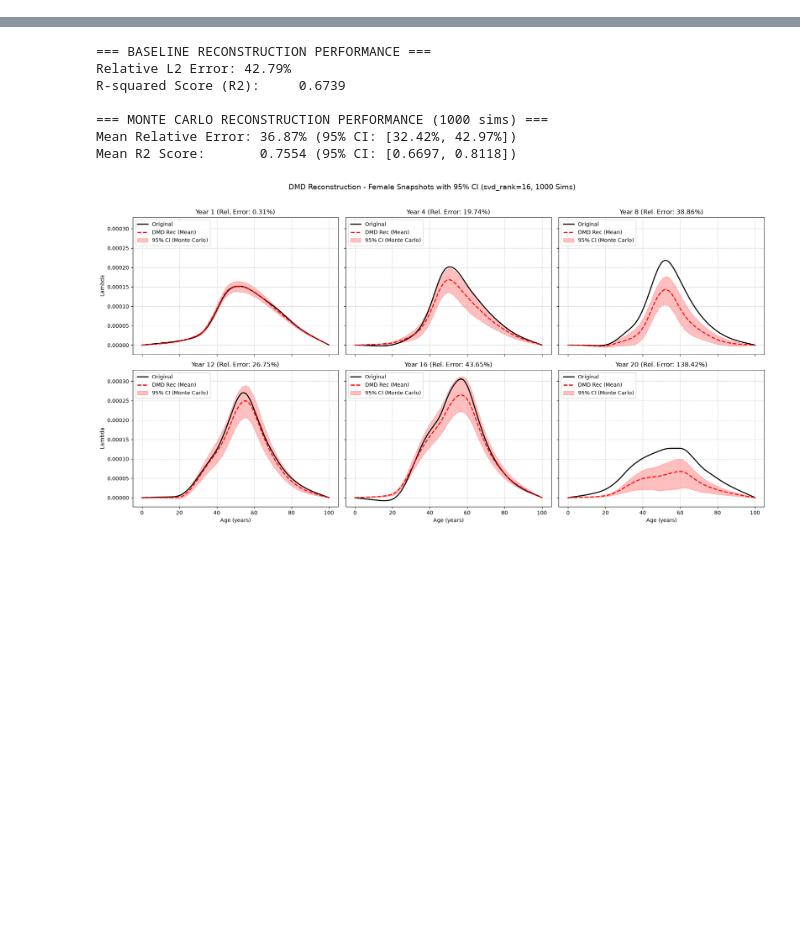
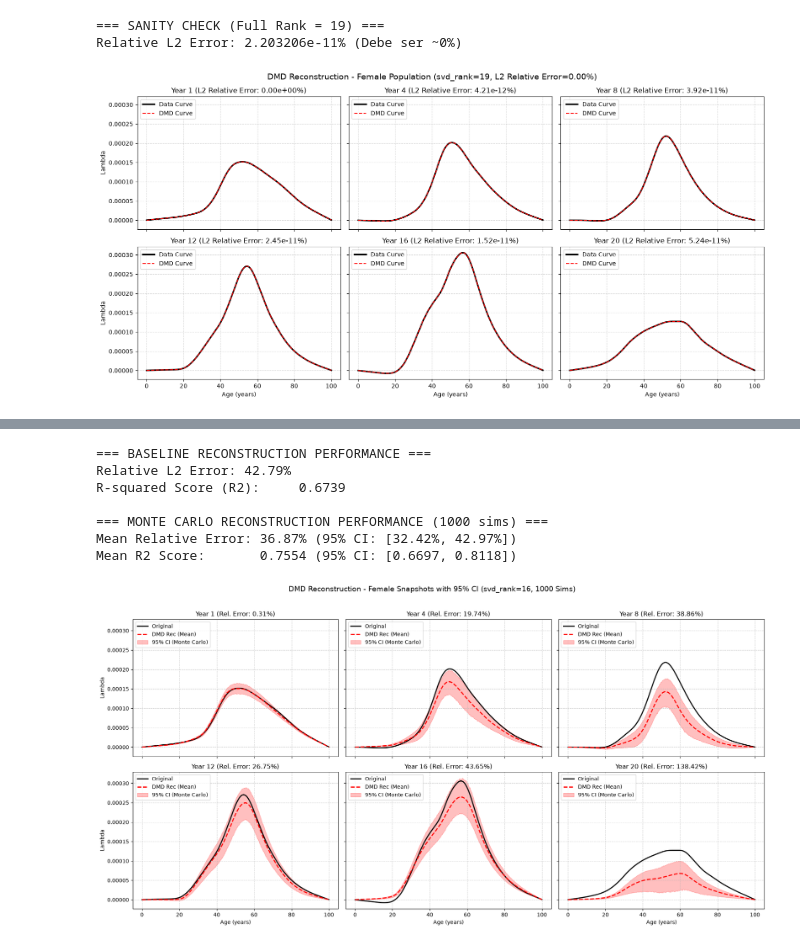
Before and after one commit to sparram/data-driven-techniques, a Jupyter notebook: 04_ald_usa/analysis_female.ipynb, the cells around one changed output, grey strips where cells are left out. Cells and saved outputs as stored; diff of their text form; code cells hidden in the pictures; blank space fills up the shorter version.

```diff
--- a/04_ald_usa/analysis_female.ipynb
+++ b/04_ald_usa/analysis_female.ipynb
@@ -1 +1,80 @@
+# %%
+import pandas as pd
+import numpy as np
+import matplotlib.pyplot as plt
+
+# 1. Cargar datos
+file_path = "data/alcoholData_FemalePopulation.xls"
+df_lambda = pd.read_excel(file_path, sheet_name="Lambda_by_Age_Year", index_col=0)
+
+lambda_cols = [c for c in df_lambda.columns if 'Lambda_' in c and 'Std' not in c]
+std_cols = [c for c in df_lambda.columns if 'LambdaStd_' in c]
+
+X_mean = df_lambda[lambda_cols].values   # Matriz Media (401, 20)
+X_std = df_lambda[std_cols].values      # Matriz Std (401, 20)
+ages = df_lambda.index.values
+n_ages, n_years = X_mean.shape
+
+# Función DMD exacto personalizado (numéricamente estable)
+def run_dmd(X, svd_rank):
+    X1 = X[:, :-1]
+    X2 = X[:, 1:]
+
+    # SVD reducida
+    U, S, Vh = np.linalg.svd(X1, full_matrices=False)
+    if svd_rank is not None:
+        U = U[:, :svd_rank]
+        S = S[:svd_rank]
+        Vh = Vh[:svd_rank, :]
+
+    # Matriz A de transición completa en espacio original
+    S_inv = np.diag(1.0 / S)
+    A_full = X2 @ Vh.T.conj() @ S_inv @ U.T.conj()
+
+    # Reconstrucción recursiva estable: x_{t+1} = A * x_t
+    X_rec = np.zeros_like(X)
+    X_rec[:, 0] = X[:, 0]
+    for t in range(1, X.shape[1]):
+        X_rec[:, t] = A_full @ X_rec[:, t-1]
+
+    return X_rec, A_full
+
+# ==============================================================================
+# PASO 1: SANITY CHECK (Rango Completo = 19 en la Media)
+# ==============================================================================
+max_rank = n_years - 1  # 19
+X_rec_full, _ = run_dmd(X_mean, svd_rank=max_rank)
+
+err_full = np.linalg.norm(X_mean - X_rec_full) / np.linalg.norm(X_mean)
+print(f"=== SANITY CHECK (Full Rank = {max_rank}) ===")
+print(f"Relative L2 Error: {err_full * 100:.6e}% (Debe ser ~0%)\n")
+
+# Reconstrucción Sanity Check (Full Rank = 19)
+X_rec_full, _ = run_dmd(X_mean, svd_rank=19)
+
+selected_years_idx = np.linspace(0, n_years - 1, 6, dtype=int)
+fig, axes = plt.subplots(2, 3, figsize=(16, 8), sharex=True, sharey=True)
+axes = axes.flatten()
+
+for idx, yr_idx in enumerate(selected_years_idx):
+    ax = axes[idx]
+    err_yr = np.linalg.norm(X_mean[:, yr_idx] - X_rec_full[:, yr_idx]) / np.linalg.norm(X_mean[:, yr_idx])
+
+    ax.plot(ages, X_mean[:, yr_idx], 'k-', linewidth=2.5, label="Data Curve")
+    ax.plot(ages, X_rec_full[:, yr_idx], 'r--', linewidth=1.5, label="DMD Curve")
+
+    ax.set_title(f"Year {yr_idx + 1} (L2 Relative Error: {err_yr * 100:.2e}%)")
+    ax.grid(True, linestyle="--", alpha=0.5)
+    if idx >= 3: ax.set_xlabel("Age (years)")
+    if idx % 3 == 0: ax.set_ylabel("Lambda")
+    ax.legend(loc="upper left")
+
+plt.suptitle(f"DMD Reconstruction - Female Population (svd_rank={max_rank}, L2 Relative Error={err_full*100:.2f}%)", fontsize=14)
+plt.tight_layout()
+plt.savefig("results/dmd/sanity_check_female.png", dpi=300)
+plt.show()
+# %% [output]
+=== SANITY CHECK (Full Rank = 19) ===
+Relative L2 Error: 2.203206e-11% (Debe ser ~0%)
+[figure, added]
 # %%
```
Also changed, not shown: parts of 1 cell of this notebook, 1 other file.
